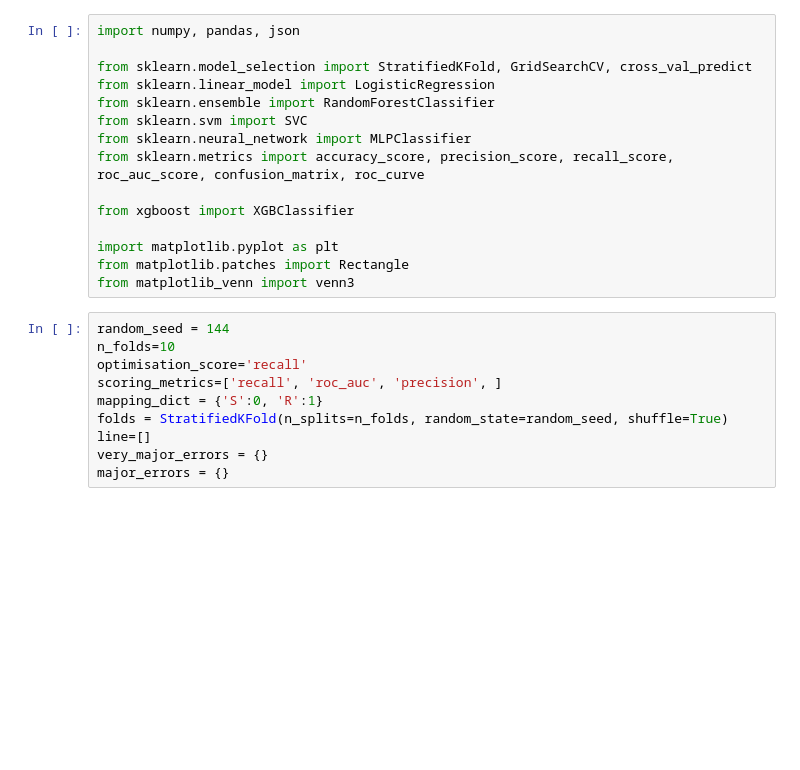
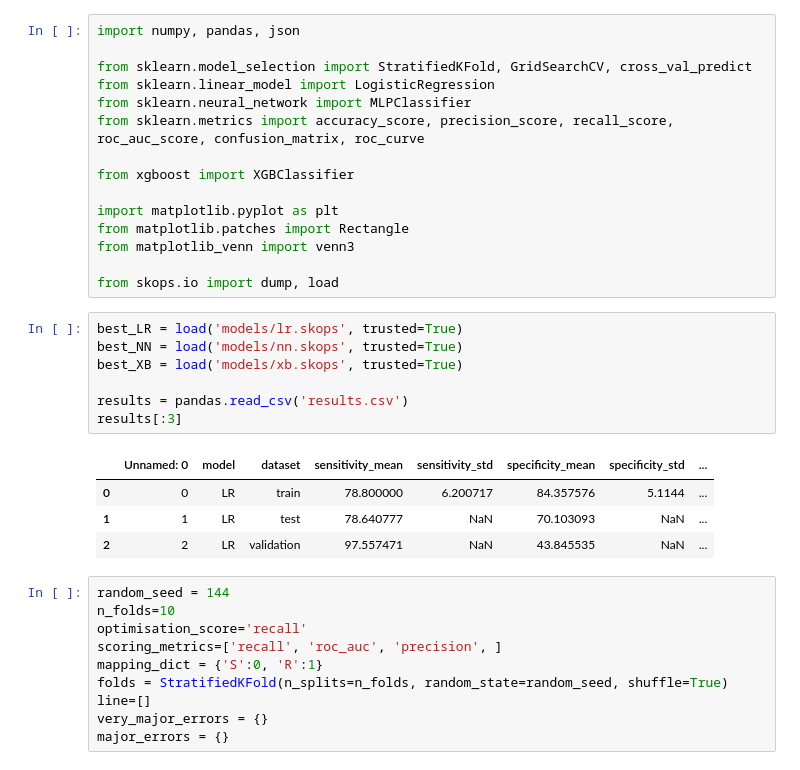
Before and after one commit to fowler-lab/predict-pyrazinamide-resistance, a Jupyter notebook: create-figure-3.ipynb, the cells around one changed output. Cells and saved outputs as stored; diff of their text form; blank space fills up the shorter version.

Commit message:
tidying + split out training

```diff
--- a/create-figure-3.ipynb
+++ b/create-figure-3.ipynb
@@ -3,8 +3,6 @@ import numpy, pandas, json
 
 from sklearn.model_selection import StratifiedKFold, GridSearchCV, cross_val_predict
 from sklearn.linear_model import LogisticRegression
-from sklearn.ensemble import RandomForestClassifier
-from sklearn.svm import SVC
 from sklearn.neural_network import MLPClassifier
 from sklearn.metrics import accuracy_score, precision_score, recall_score, roc_auc_score, confusion_matrix, roc_curve
 
@@ -13,6 +11,20 @@ from xgboost import XGBClassifier
 import matplotlib.pyplot as plt
 from matplotlib.patches import Rectangle
 from matplotlib_venn import venn3
+
+from skops.io import dump, load
+# %%
+best_LR = load('models/lr.skops', trusted=True)
+best_NN = load('models/nn.skops', trusted=True)
+best_XB = load('models/xb.skops', trusted=True)
+
+results = pandas.read_csv('results.csv')
+results[:3]
+# %% [output]
+|  | Unnamed: 0 | model | dataset | sensitivity_mean | sensitivity_std | specificity_mean | specificity_std | ... |
+| 0 | 0 | LR | train | 78.800000 | 6.200717 | 84.357576 | 5.1144 | ... |
+| 1 | 1 | LR | test | 78.640777 | NaN | 70.103093 | NaN | ... |
+| 2 | 2 | LR | validation | 97.557471 | NaN | 43.845535 | NaN | ... |
 # %%
 random_seed = 144
 n_folds=10
```
Also changed, not shown: parts of 12 cells of this notebook, 15 other files.
